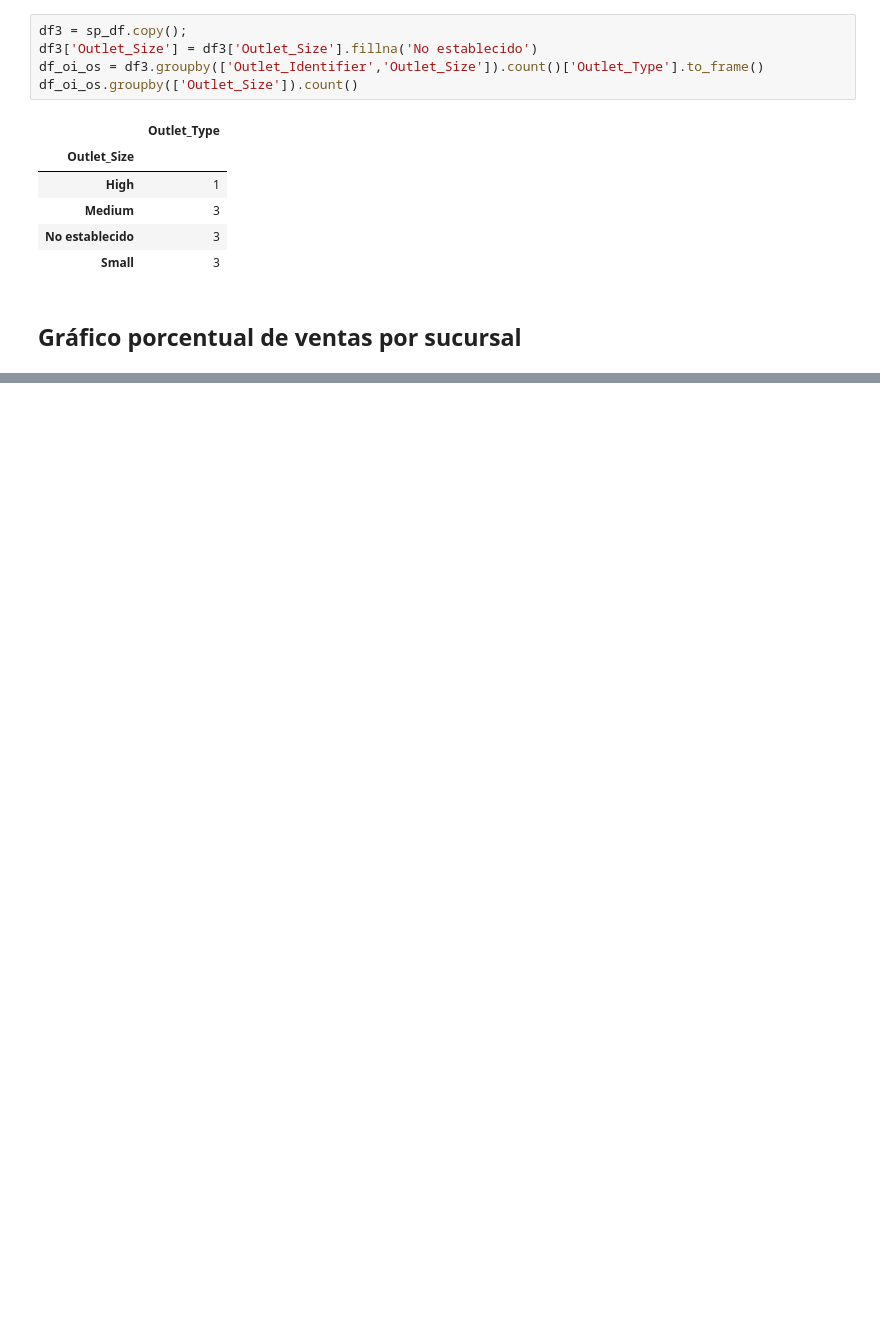
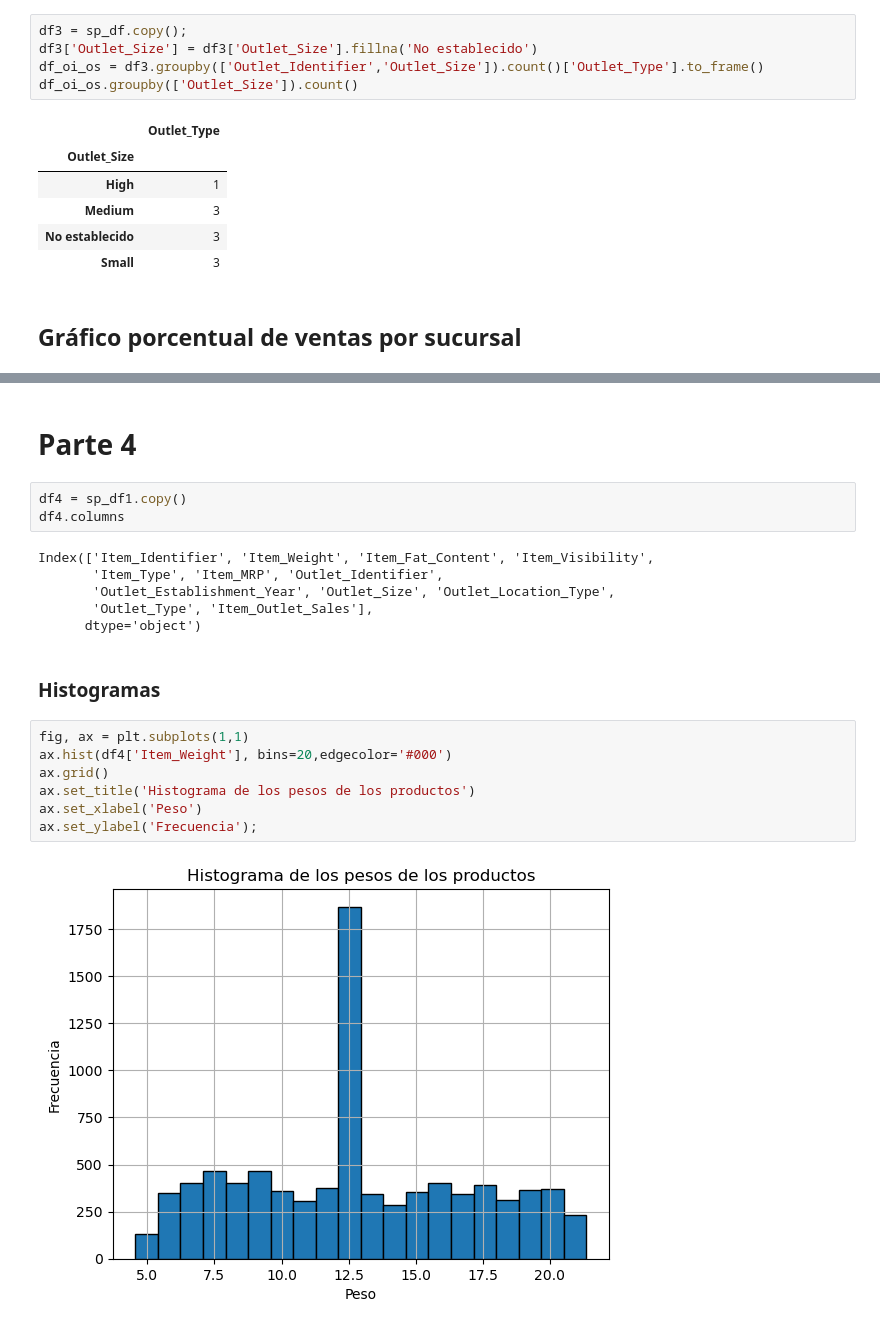
Before and after one commit to orlandoch/predicciones-ventas, a Jupyter notebook: main.ipynb, the cells around one changed output, grey strips where cells are left out. Cells and saved outputs as stored; diff of their text form; blank space fills up the shorter version.

Commit message:
presentar parte 4

```diff
--- a/main.ipynb
+++ b/main.ipynb
@@ -486,0 +523,22 @@ fig.tight_layout() # Ajustar la figura
+# %% [markdown]
+# Parte 4
+# %%
+df4 = sp_df1.copy()
+df4.columns
+# %% [output]
+Index(['Item_Identifier', 'Item_Weight', 'Item_Fat_Content', 'Item_Visibility',
+       'Item_Type', 'Item_MRP', 'Outlet_Identifier',
+       'Outlet_Establishment_Year', 'Outlet_Size', 'Outlet_Location_Type',
+       'Outlet_Type', 'Item_Outlet_Sales'],
+      dtype='object')
+# %% [markdown]
+### Histogramas
+# %%
+fig, ax = plt.subplots(1,1)
+ax.hist(df4['Item_Weight'], bins=20,edgecolor='#000')
+ax.grid()
+ax.set_title('Histograma de los pesos de los productos')
+ax.set_xlabel('Peso')
+ax.set_ylabel('Frecuencia');
+# %% [output]
+[figure, added]
```
Also changed, not shown: parts of 26 cells of this notebook.
